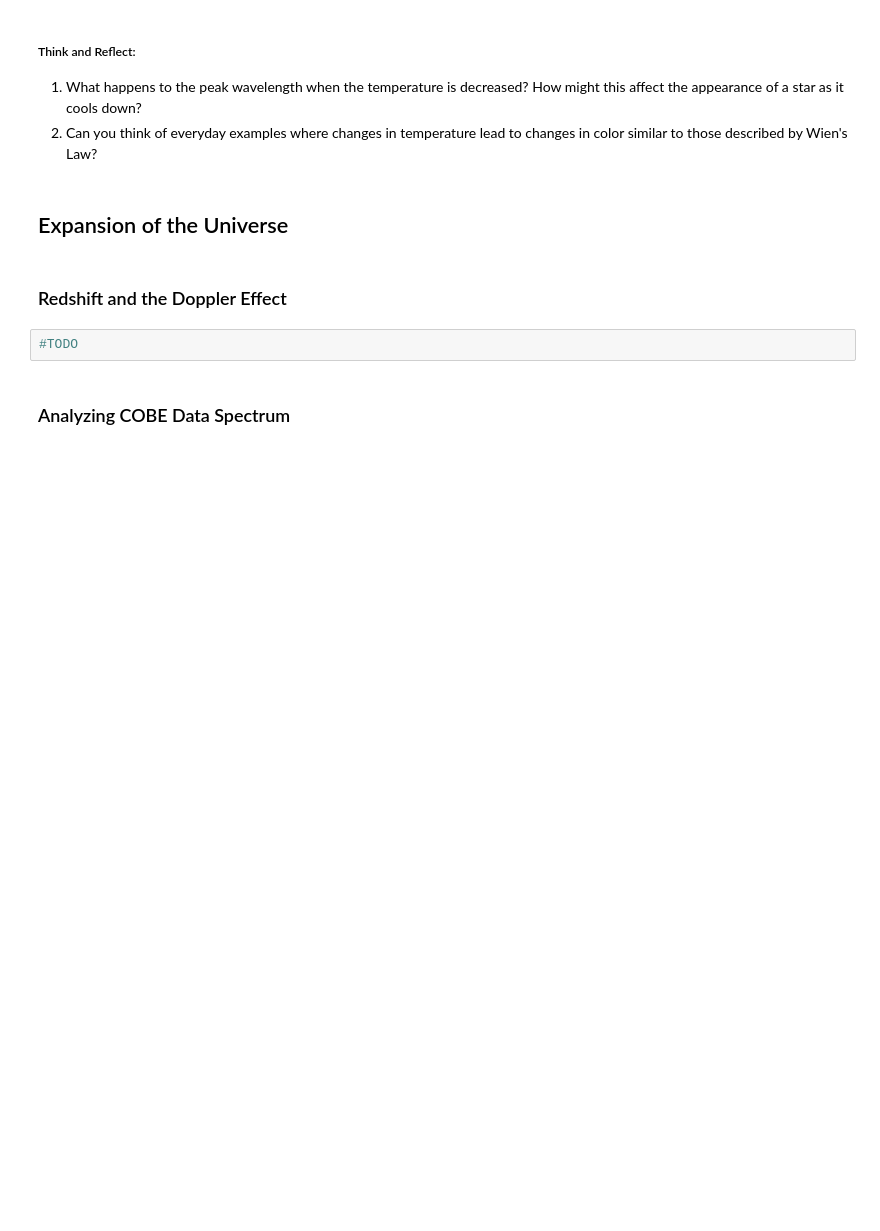
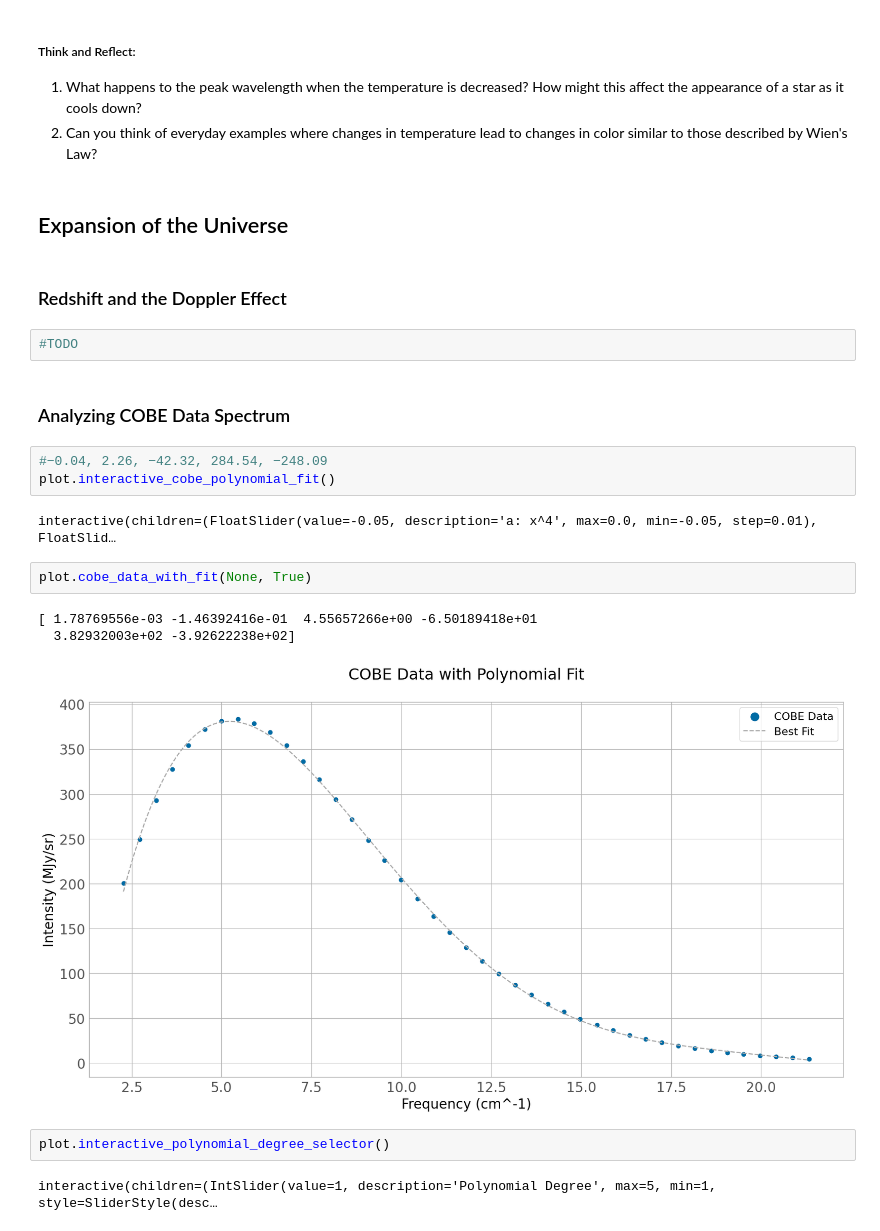
Before and after one commit to louisbranch/cmb_workshop, a Jupyter notebook: notebook.ipynb, the cells around one changed output. Drawn from its saved outputs; the diff is of its cells as text; blank space fills up the shorter version.

Commit message:
Experiment with polynomial fitting

```diff
--- a/notebook.ipynb
+++ b/notebook.ipynb
@@ -197,3 +197,18 @@ interactive(children=(FloatSlider(value=5778.0, description='Temp (K):', max=100
 #TODO
 # %% [markdown]
 ### Analyzing COBE Data Spectrum
+# %%
+#−0.04, 2.26, −42.32, 284.54, −248.09
+plot.interactive_cobe_polynomial_fit()
+# %% [output]
+interactive(children=(FloatSlider(value=-0.05, description='a: x^4', max=0.0, min=-0.05, step=0.01), FloatSlid…
+# %%
+plot.cobe_data_with_fit(None, True)
+# %% [output]
+[ 1.78769556e-03 -1.46392416e-01  4.55657266e+00 -6.50189418e+01
+  3.82932003e+02 -3.92622238e+02]
+[figure, added]
+# %%
+plot.interactive_polynomial_degree_selector()
+# %% [output]
+interactive(children=(IntSlider(value=1, description='Polynomial Degree', max=5, min=1, style=SliderStyle(desc…
```
Also changed, not shown: 4 other files.
